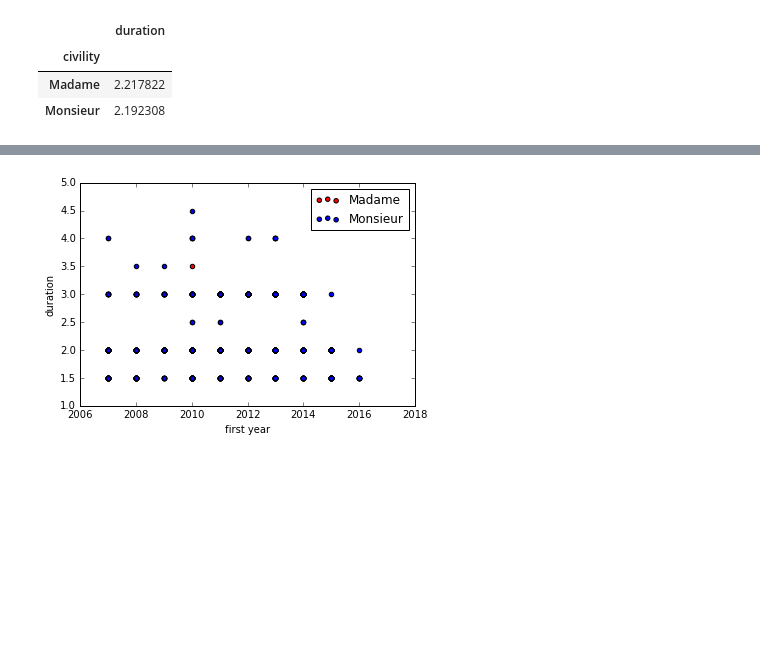
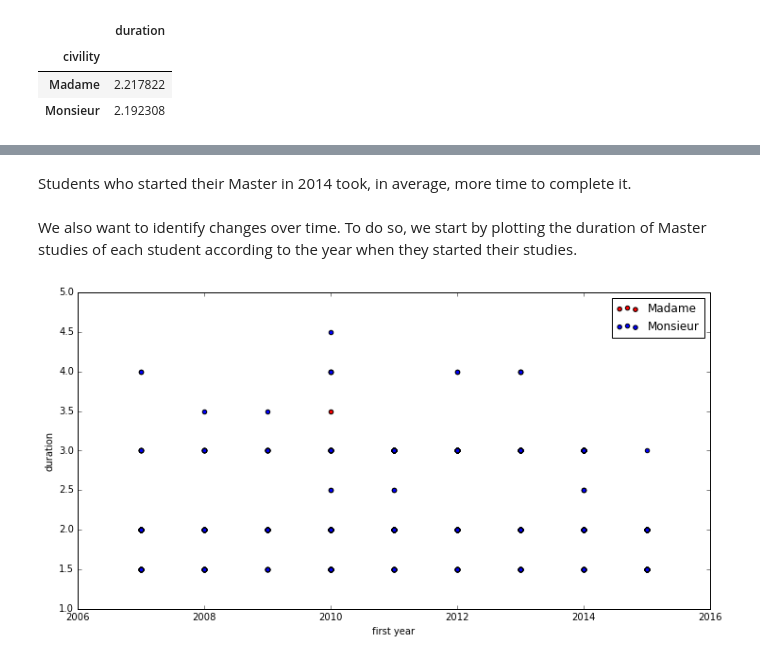
Before and after one commit to Symsystem/adaepflHomework, a Jupyter notebook: 02 - Data from the Web/Data from the web.ipynb, the cells around one changed output, grey strips where cells are left out. Drawn from its saved outputs; the diff is of its cells as text; code cells hidden in the pictures; blank space fills up the shorter version.

```diff
--- a/02 - Data from the Web/Data from the web.ipynb
+++ b/02 - Data from the Web/Data from the web.ipynb
@@ -427,2 +421,0 @@ dtype: object
-# %%
-students['first year'] = [int(semester.split("-")[0]) for semester in students['semester 1'].values]
@@ -428,0 +436,9 @@ students['first year'] = [int(semester.split("-")[0]) for semester in students['
+# %%
+def get_first_year(sem1, sem2):
+    if int(sem2[0]) >= int(sem1[0]):
+        return int(sem1[0])
+    else:
+        return int(sem2[0])
+
+students['first year'] = [get_first_year(sem1.split("-"), sem2.split('-'))
+                          for sem1, sem2 in students[['semester 1', 'semester 2']].values]
@@ -429,12 +455,16 @@ students['first year'] = [int(semester.split("-")[0]) for semester in students['
+# %% [markdown]
+Students who started their Master in 2014 took, in average, more time to complete it.
+# %% [markdown]
+We also want to identify changes over time. To do so, we start by plotting the duration of Master studies of each student according to the year when they started their studies.
 # %%
-fig, ax = plt.subplots()
+fig, ax = plt.subplots(figsize=(12,6))
 
 colors = {'Madame':'red', 'Monsieur':'blue'}
 grouped_by_gender = students.groupby(['civility'])
 
 for key, gender in grouped_by_gender:
     gender.plot(ax=ax, kind='scatter', x='first year', y='duration', label=key, color=colors[key])
 
 plt.show()
 # %% [output]
-[figure, old version]
+[figure, new version]
```
Also changed, not shown: parts of 17 cells of this notebook.
